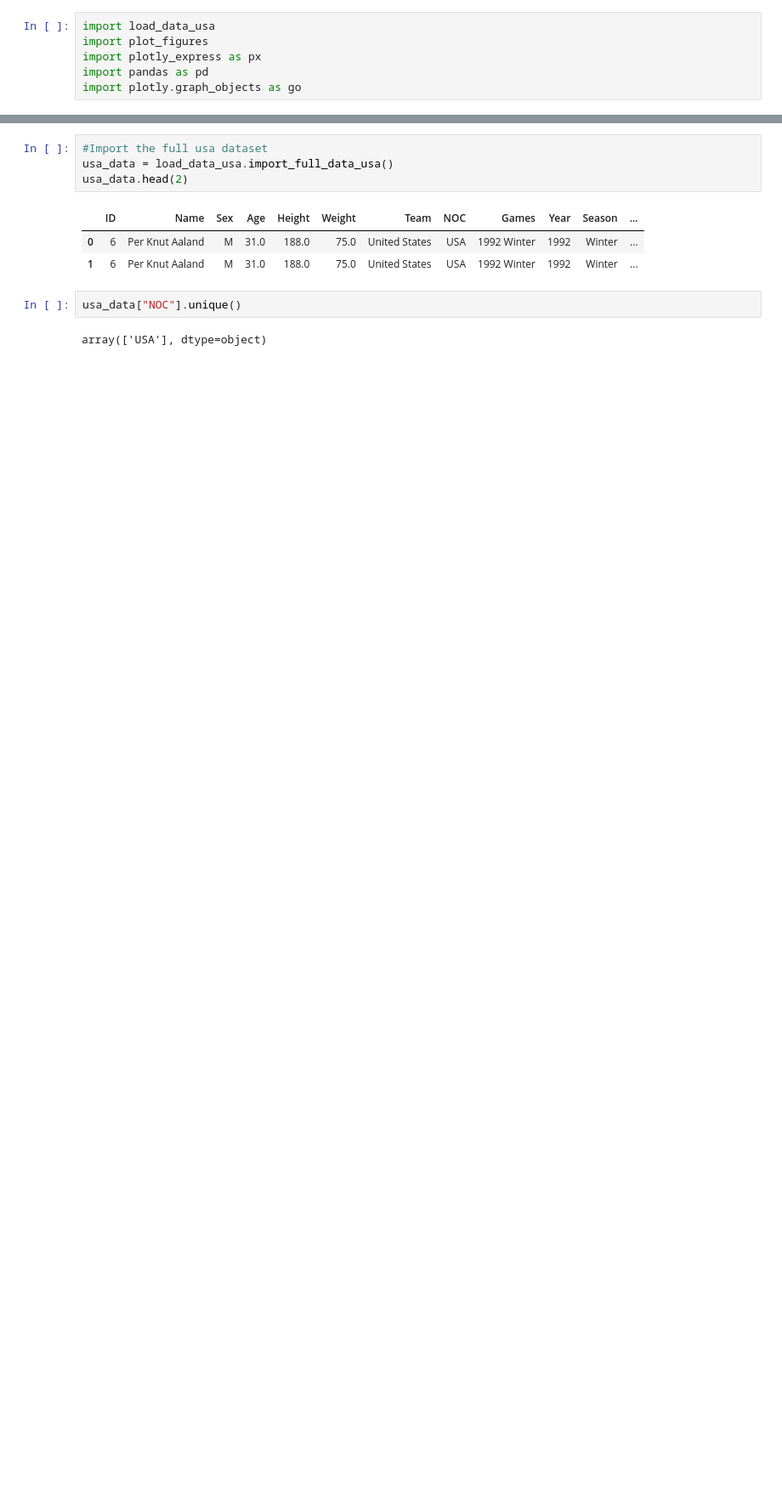
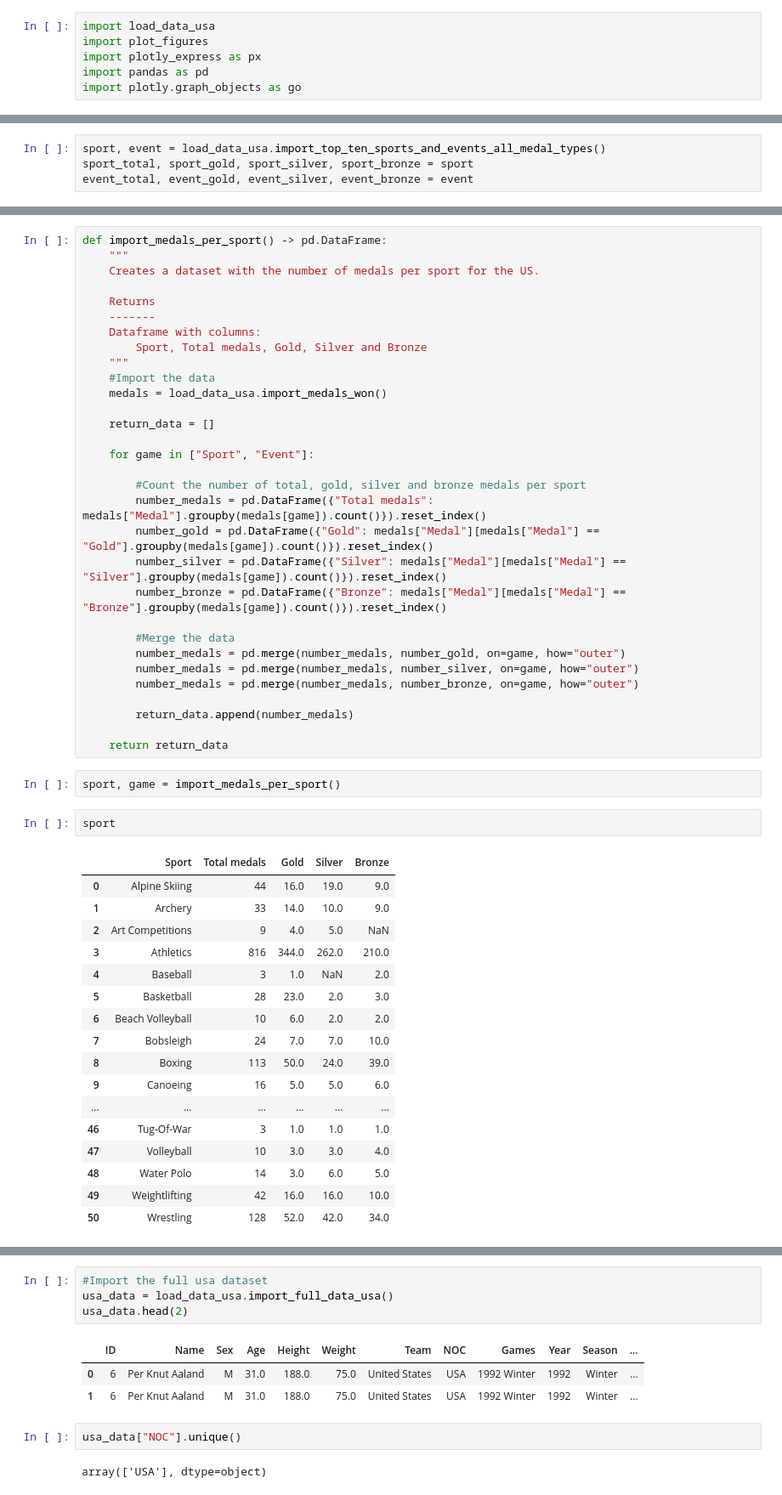
Before and after one commit to Anna-MariaSjolund/Databehandling-OS-projekt-Anna-MariaSjolund-ChristopherSeander, a Jupyter notebook: copy2_for_A-M/testing.ipynb, the cells around one changed output, grey strips where cells are left out. Shown at 85% size. Cells and saved outputs as stored; diff of their text form; blank space fills up the shorter version.

```diff
--- a/copy2_for_A-M/testing.ipynb
+++ b/copy2_for_A-M/testing.ipynb
@@ -6,0 +165,4 @@ import plotly.graph_objects as go
+# %%
+sport, event = load_data_usa.import_top_ten_sports_and_events_all_medal_types()
+sport_total, sport_gold, sport_silver, sport_bronze = sport
+event_total, event_gold, event_silver, event_bronze = event
@@ -6,0 +326,53 @@ import plotly.graph_objects as go
+# %%
+def import_medals_per_sport() -> pd.DataFrame:
+    """
+    Creates a dataset with the number of medals per sport for the US.
+
+    Returns
+    -------
+    Dataframe with columns:
+        Sport, Total medals, Gold, Silver and Bronze
+    """
+    #Import the data
+    medals = load_data_usa.import_medals_won()
+
+    return_data = []
+
+    for game in ["Sport", "Event"]:
+
+        #Count the number of total, gold, silver and bronze medals per sport
+        number_medals = pd.DataFrame({"Total medals": medals["Medal"].groupby(medals[game]).count()}).reset_index()
+        number_gold = pd.DataFrame({"Gold": medals["Medal"][medals["Medal"] == "Gold"].groupby(medals[game]).count()}).reset_index()
+        number_silver = pd.DataFrame({"Silver": medals["Medal"][medals["Medal"] == "Silver"].groupby(medals[game]).count()}).reset_index()
+        number_bronze = pd.DataFrame({"Bronze": medals["Medal"][medals["Medal"] == "Bronze"].groupby(medals[game]).count()}).reset_index()
+
+        #Merge the data
+        number_medals = pd.merge(number_medals, number_gold, on=game, how="outer")
+        number_medals = pd.merge(number_medals, number_silver, on=game, how="outer")
+        number_medals = pd.merge(number_medals, number_bronze, on=game, how="outer")
+
+        return_data.append(number_medals)
+
+    return return_data
+# %%
+sport, game = import_medals_per_sport()
+# %%
+sport
+# %% [output]
+|  | Sport | Total medals | Gold | Silver | Bronze |
+| 0 | Alpine Skiing | 44 | 16.0 | 19.0 | 9.0 |
+| 1 | Archery | 33 | 14.0 | 10.0 | 9.0 |
+| 2 | Art Competitions | 9 | 4.0 | 5.0 | NaN |
+| 3 | Athletics | 816 | 344.0 | 262.0 | 210.0 |
+| 4 | Baseball | 3 | 1.0 | NaN | 2.0 |
+| 5 | Basketball | 28 | 23.0 | 2.0 | 3.0 |
+| 6 | Beach Volleyball | 10 | 6.0 | 2.0 | 2.0 |
+| 7 | Bobsleigh | 24 | 7.0 | 7.0 | 10.0 |
+| 8 | Boxing | 113 | 50.0 | 24.0 | 39.0 |
+| 9 | Canoeing | 16 | 5.0 | 5.0 | 6.0 |
+| ... | ... | ... | ... | ... | ... |
+| 46 | Tug-Of-War | 3 | 1.0 | 1.0 | 1.0 |
+| 47 | Volleyball | 10 | 3.0 | 3.0 | 4.0 |
+| 48 | Water Polo | 14 | 3.0 | 6.0 | 5.0 |
+| 49 | Weightlifting | 42 | 16.0 | 16.0 | 10.0 |
+| 50 | Wrestling | 128 | 52.0 | 42.0 | 34.0 |
```
Also changed, not shown: parts of 31 cells of this notebook, 2 other files.
